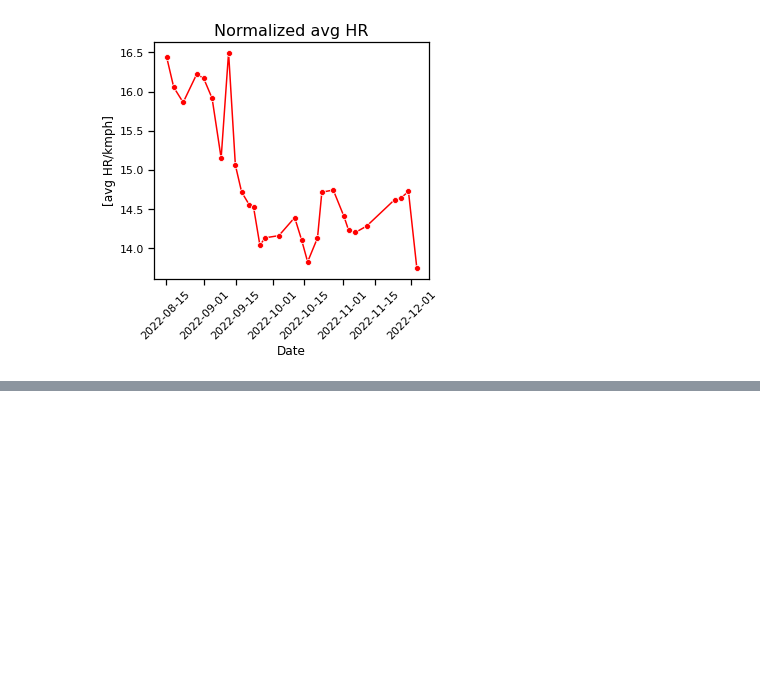
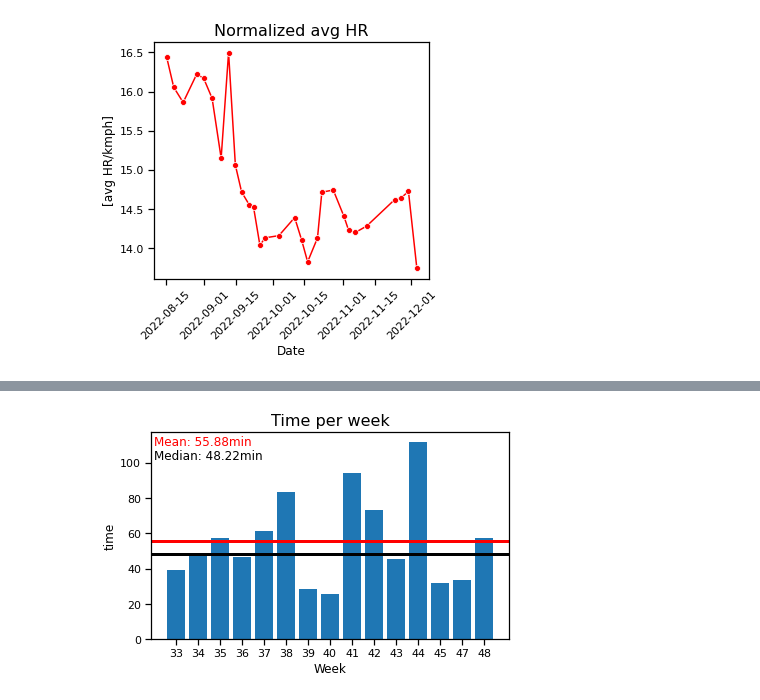
Before and after one commit to rluyck/running, a Jupyter notebook: notebook.ipynb, the cells around one changed output, grey strips where cells are left out. Drawn from its saved outputs; the diff is of its cells as text; code cells hidden in the pictures; blank space fills up the shorter version.

```diff
--- a/notebook.ipynb
+++ b/notebook.ipynb
@@ -239,0 +340,5 @@ plt.savefig('./images/normalized_hr')
+# %%
+weekly = pd.DataFrame(df.groupby([df['Date'].dt.strftime('%W')])['Time'].sum())
+weekly = weekly.reset_index()
+weekly.columns = ['week','time']
+weekly.head()
@@ -239,0 +352,17 @@ plt.savefig('./images/normalized_hr')
+# %%
+fig, ax1 = plt.subplots()
+
+ax1.bar(weekly.week, weekly.time)
+ax1.set_xlabel('Week')
+ax1.set_ylabel('time')
+ax1.axhline(weekly.time.median(), color='black', linewidth=3)
+ax1.axhline(weekly.time.mean(), color='red', linewidth=3)
+plt.text(-1,round(weekly.time.max(),2)-2,f"Mean: {round(weekly.time.mean(),2)}min",rotation=0, color='red')
+plt.text(-1,round(weekly.time.max(),2)-10,f"Median: {round(weekly.time.median(),2)}min",rotation=0, color='black')
+
+
+plt.title('Time per week',size=16)
+plt.tight_layout()
+plt.savefig('./images/weekly_time')
+# %% [output]
+[figure, added]
```
Also changed, not shown: parts of 11 cells of this notebook, 2 other files.
